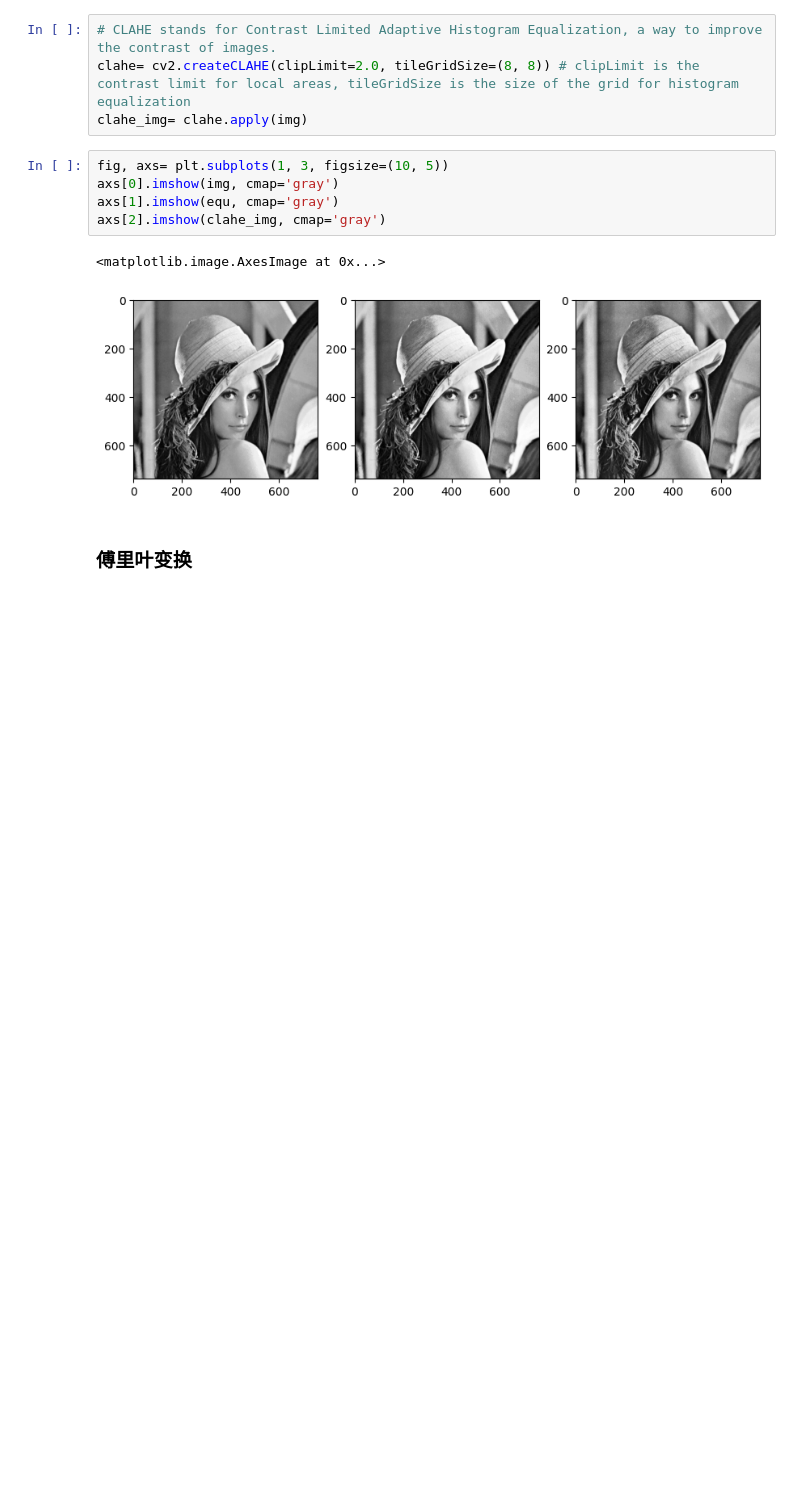
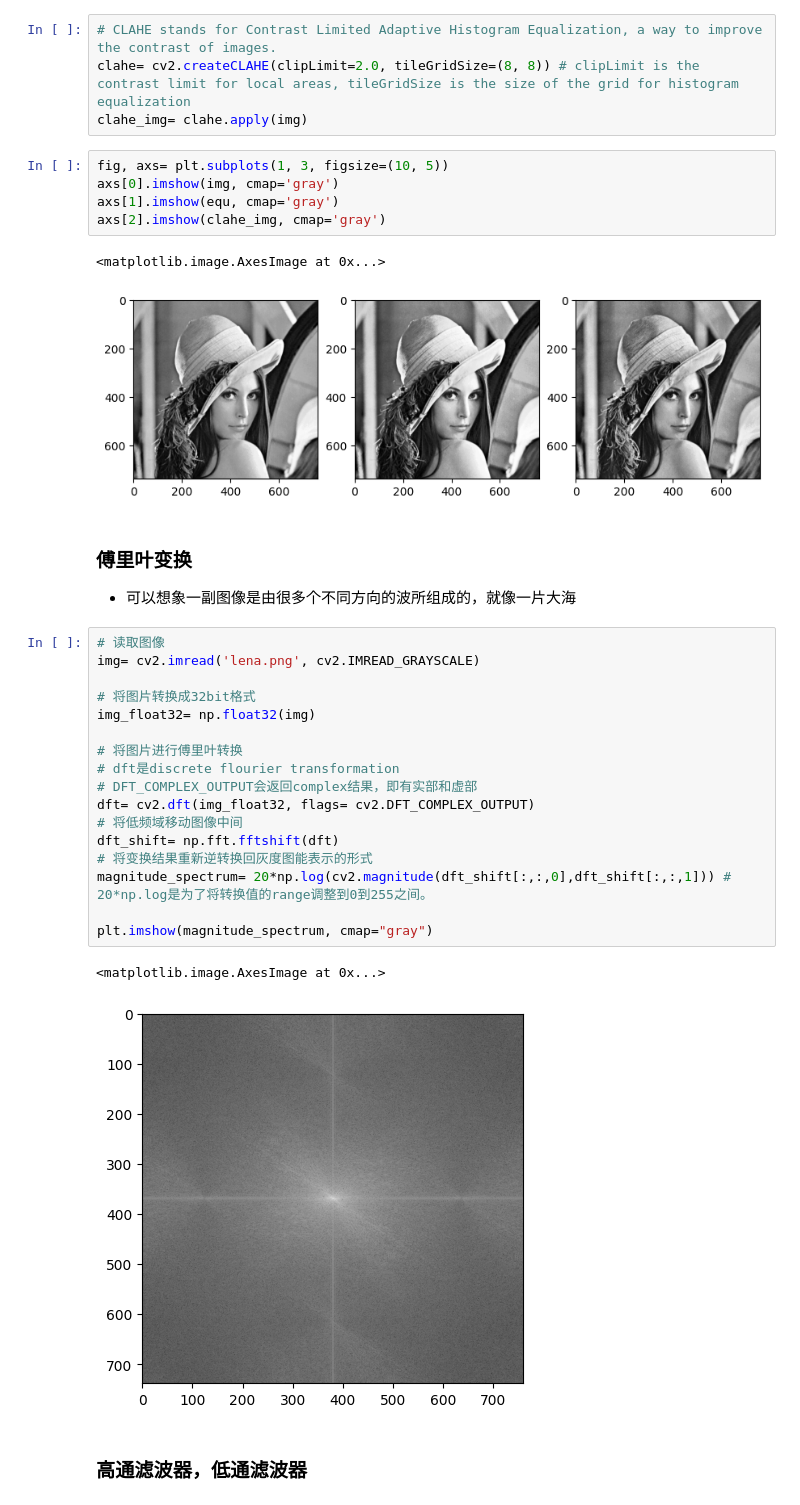
Before and after one commit to Tusiyang/OpenCV_Practice, a Jupyter notebook: Chapter 8/practice_code.ipynb, the cells around one changed output. Drawn from its saved outputs; the diff is of its cells as text; blank space fills up the shorter version.

```diff
--- a/Chapter 8/practice_code.ipynb
+++ b/Chapter 8/practice_code.ipynb
@@ -76,3 +76,26 @@ axs[2].imshow(clahe_img, cmap='gray')
 [figure]
 # %% [markdown]
 ### 傅里叶变换
+- 可以想象一副图像是由很多个不同方向的波所组成的，就像一片大海
+# %%
+# 读取图像
+img= cv2.imread('lena.png', cv2.IMREAD_GRAYSCALE)
+
+# 将图片转换成32bit格式
+img_float32= np.float32(img)
+
+# 将图片进行傅里叶转换
+# dft是discrete flourier transformation
+# DFT_COMPLEX_OUTPUT会返回complex结果，即有实部和虚部
+dft= cv2.dft(img_float32, flags= cv2.DFT_COMPLEX_OUTPUT)
+# 将低频域移动图像中间
+dft_shift= np.fft.fftshift(dft)
+# 将变换结果重新逆转换回灰度图能表示的形式
+magnitude_spectrum= 20*np.log(cv2.magnitude(dft_shift[:,:,0],dft_shift[:,:,1])) # 20*np.log是为了将转换值的range调整到0到255之间。
+
+plt.imshow(magnitude_spectrum, cmap="gray")
+# %% [output]
+<matplotlib.image.AxesImage at 0x...>
+[figure, added]
+# %% [markdown]
+### 高通滤波器，低通滤波器
```
Also changed, not shown: parts of 2 cells of this notebook.
